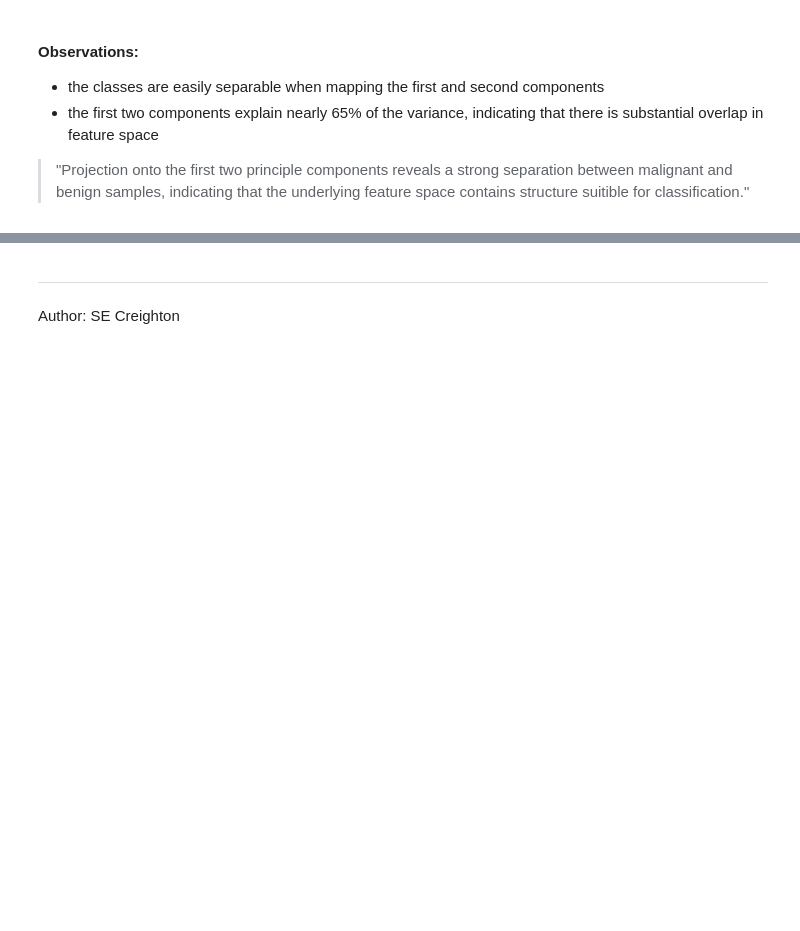
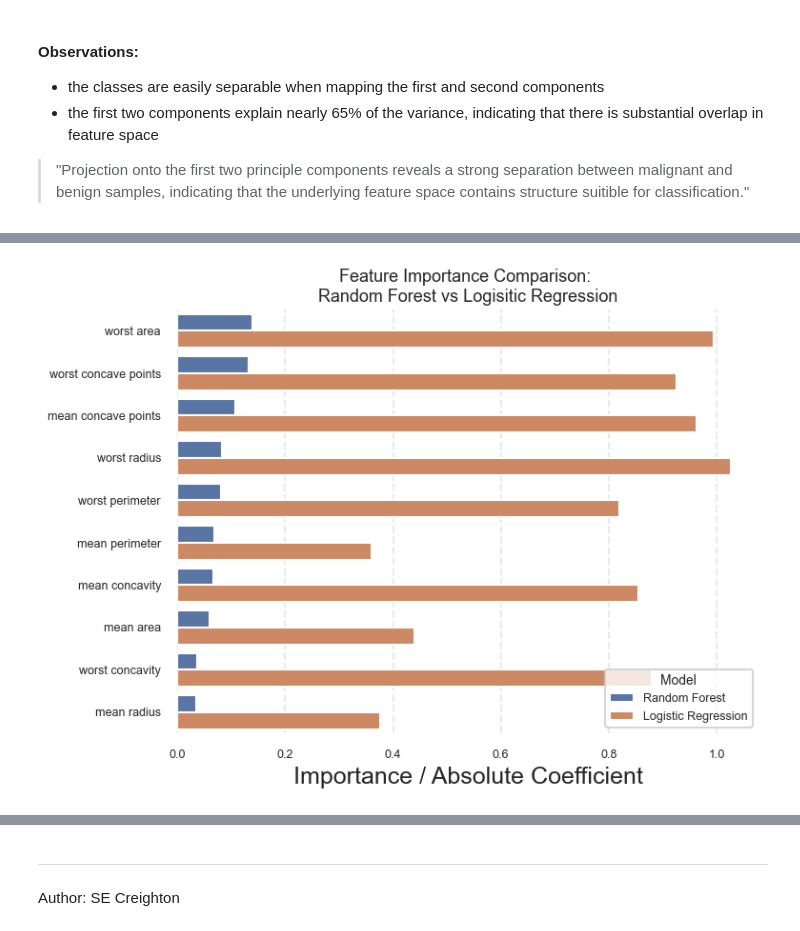
Before and after one commit to sarahcreighton/breast-cancer-classifier, a Jupyter notebook: notebooks/01_eda.ipynb, the cells around one changed output, grey strips where cells are left out. Saved outputs shown, nothing was run; the diff lists cells and outputs as text; code cells hidden in the pictures; blank space fills up the shorter version.

```diff
--- a/notebooks/01_eda.ipynb
+++ b/notebooks/01_eda.ipynb
@@ -387,2 +313,6 @@ plt.show()
 
 > "Feature importance analysis highlights several variables that strongly contribute to classification performance, guiding model interpretation and potential dimensionality reduction."
+# %%
+vis.plot_model_feature_comparison(df)
+# %% [output]
+[figure, added]
```
Also changed, not shown: parts of 17 cells of this notebook, 1 other file.
